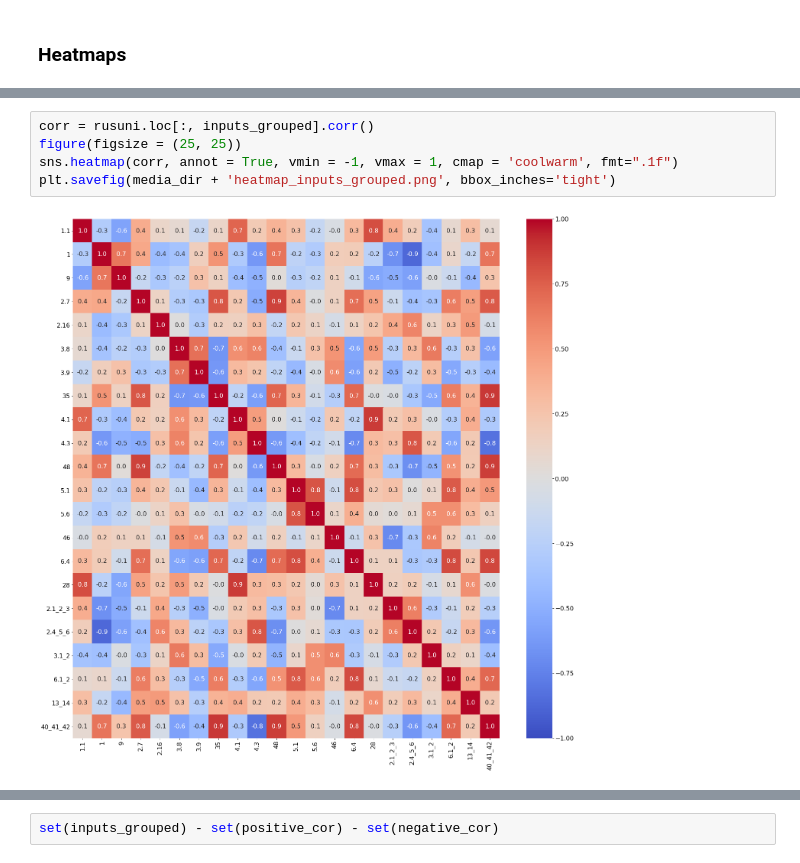
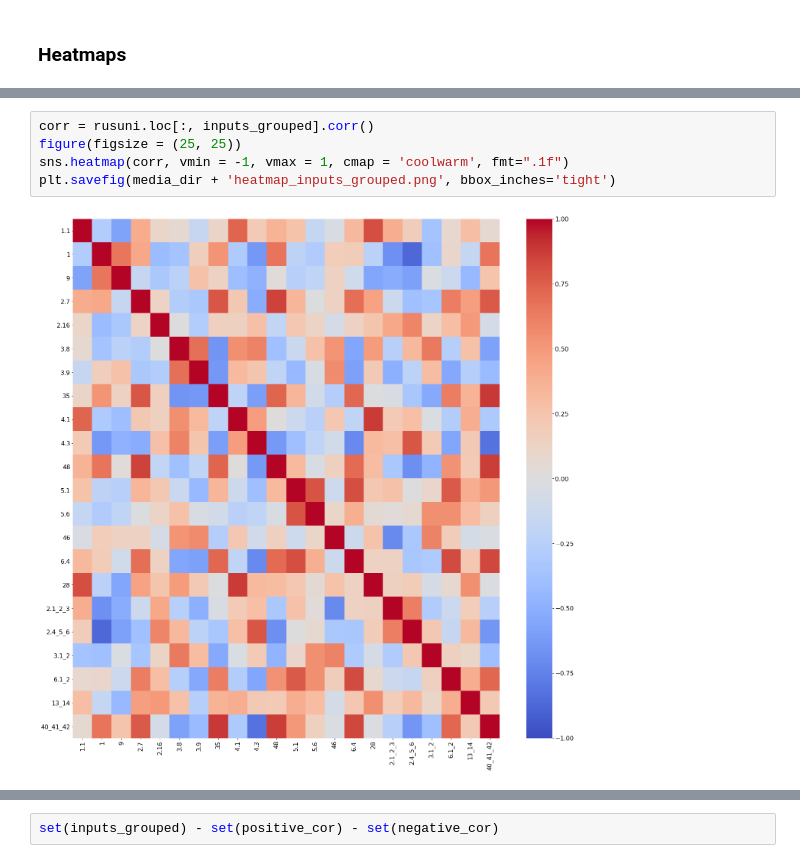
Before and after one commit to educauchy/World-University-Rankings, a Jupyter notebook: Main.ipynb, the cells around one changed output, grey strips where cells are left out. Saved outputs shown, nothing was run; the diff lists cells and outputs as text.

```diff
--- a/Main.ipynb
+++ b/Main.ipynb
@@ -354,10 +355,10 @@ plt.savefig(media_dir + 'heatmap_inputs.png', bbox_inches='tight')
 # %%
 corr = rusuni.loc[:, inputs_grouped].corr()
 figure(figsize = (25, 25))
-sns.heatmap(corr, annot = True, vmin = -1, vmax = 1, cmap = 'coolwarm', fmt=".1f")
+sns.heatmap(corr, vmin = -1, vmax = 1, cmap = 'coolwarm', fmt=".1f")
 plt.savefig(media_dir + 'heatmap_inputs_grouped.png', bbox_inches='tight')
 # %% [output]
-[figure, old version]
+[figure, new version]
 # %%
 # Data exploration before PCA
 f, axes = plt.subplots(1, 2, figsize = (16, 6))
```
Also changed, not shown: parts of 6 cells of this notebook, 4 other files.
